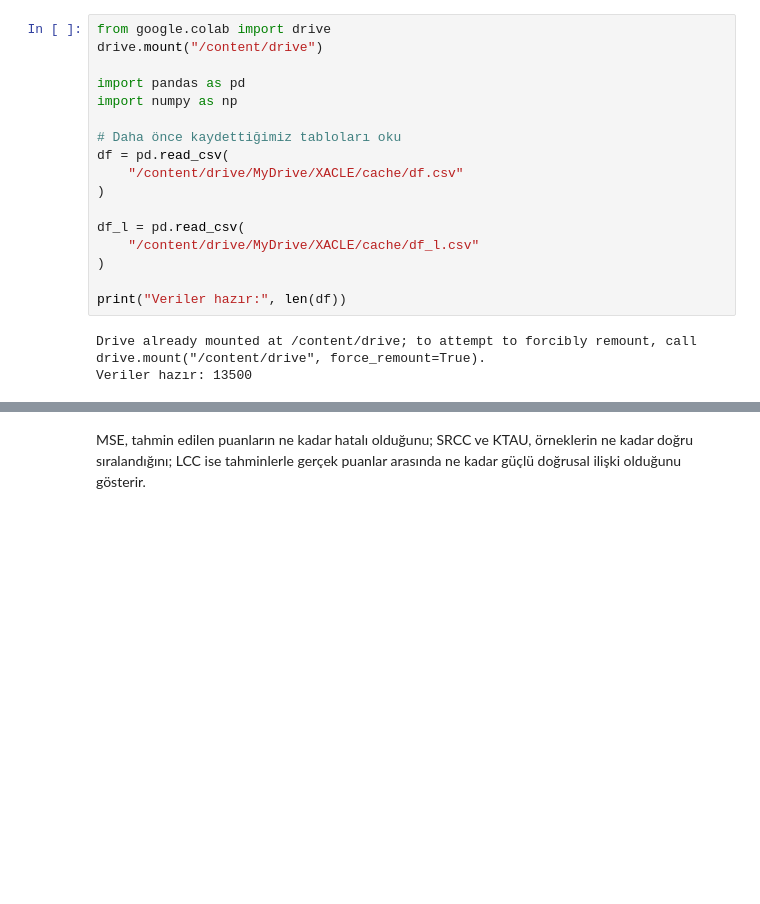
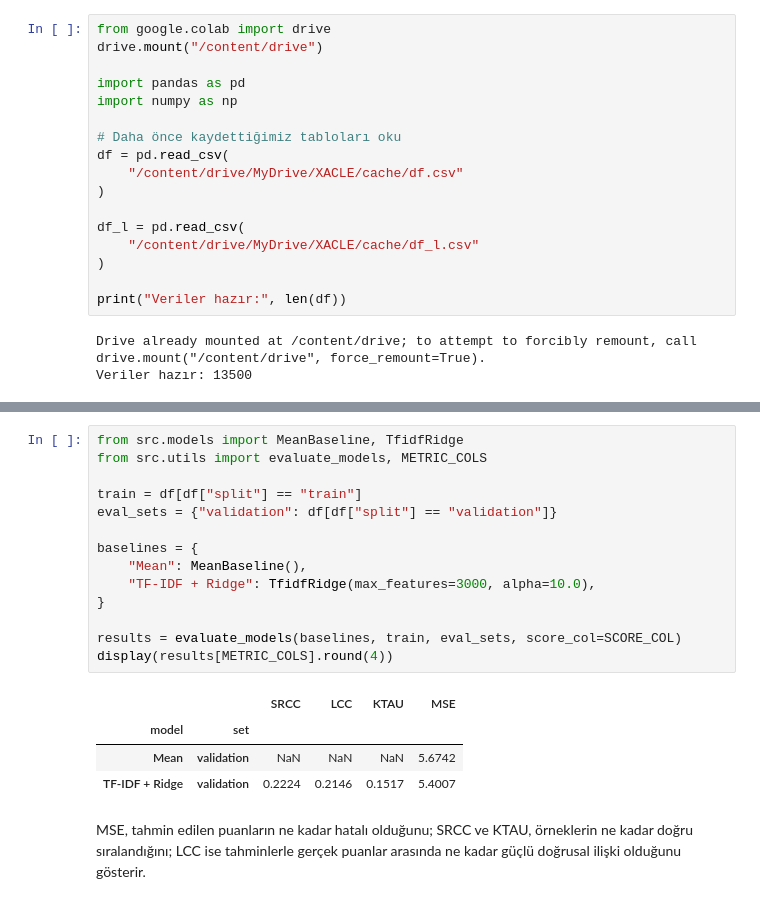
Before and after one commit to bm5201-2026/26832901020_26832901023_BM5201, a Jupyter notebook: assignment1_eda_baseline.ipynb, the cells around one changed output, grey strips where cells are left out. Cells and saved outputs as stored; diff of their text form; blank space fills up the shorter version.

Commit message:
Baseline hücreleri src'den çağrıldı

```diff
--- a/assignment1_eda_baseline.ipynb
+++ b/assignment1_eda_baseline.ipynb
@@ -640,2 +571,21 @@ KTAU: 0.1517
+# %%
+from src.models import MeanBaseline, TfidfRidge
+from src.utils import evaluate_models, METRIC_COLS
+
+train = df[df["split"] == "train"]
+eval_sets = {"validation": df[df["split"] == "validation"]}
+
+baselines = {
+    "Mean": MeanBaseline(),
+    "TF-IDF + Ridge": TfidfRidge(max_features=3000, alpha=10.0),
+}
+
+results = evaluate_models(baselines, train, eval_sets, score_col=SCORE_COL)
+display(results[METRIC_COLS].round(4))
+# %% [output]
+|  |  | SRCC | LCC | KTAU | MSE |
+| model | set |  |  |  |  |
+| Mean | validation | NaN | NaN | NaN | 5.6742 |
+| TF-IDF + Ridge | validation | 0.2224 | 0.2146 | 0.1517 | 5.4007 |
 # %% [markdown]
 MSE, tahmin edilen puanların ne kadar hatalı olduğunu; SRCC ve KTAU, örneklerin ne kadar doğru sıralandığını; LCC ise tahminlerle gerçek puanlar arasında ne kadar güçlü doğrusal ilişki olduğunu gösterir.
```
Also changed, not shown: parts of 7 cells of this notebook.
